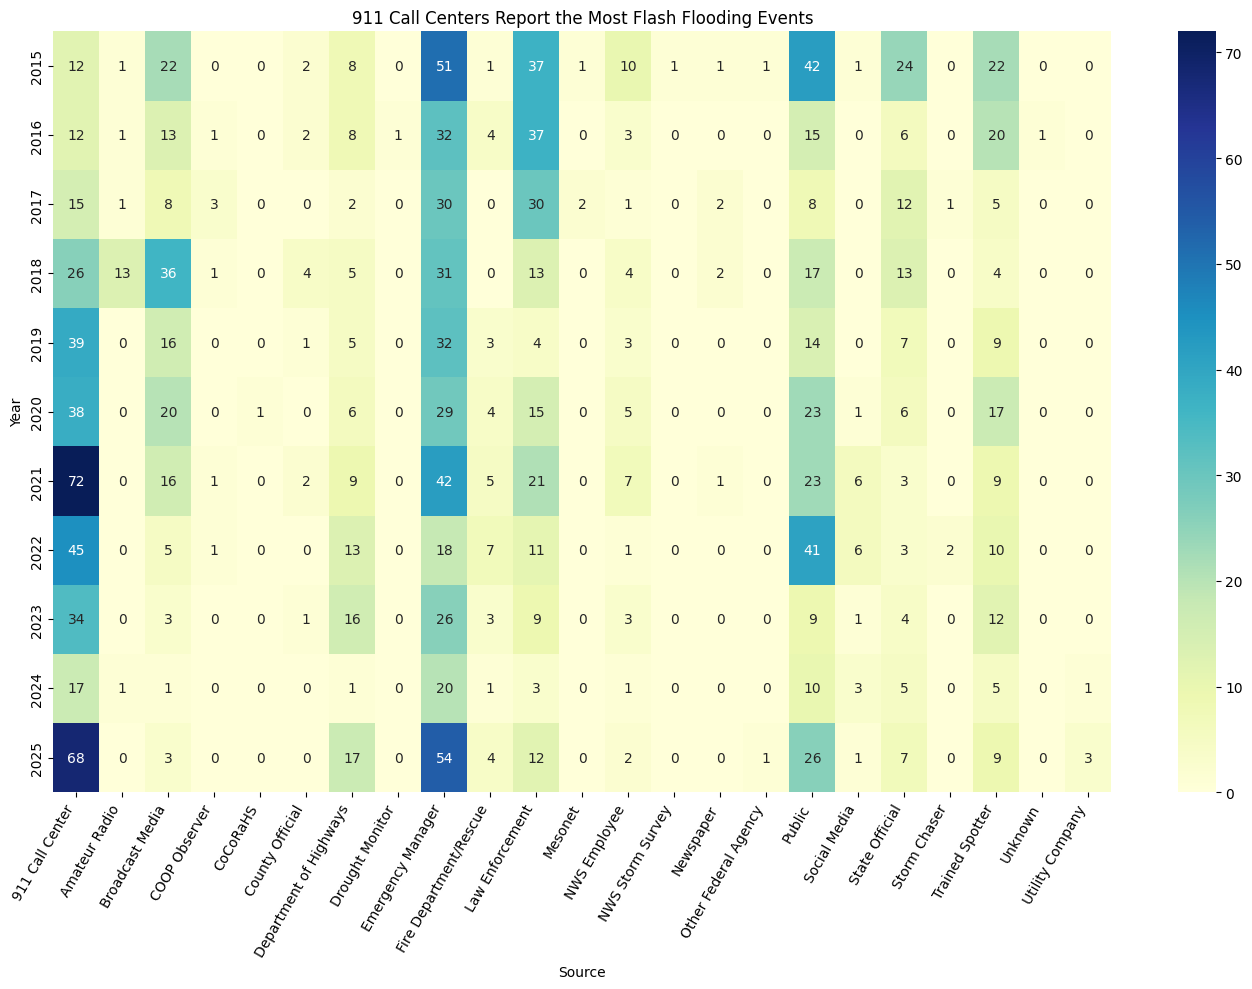
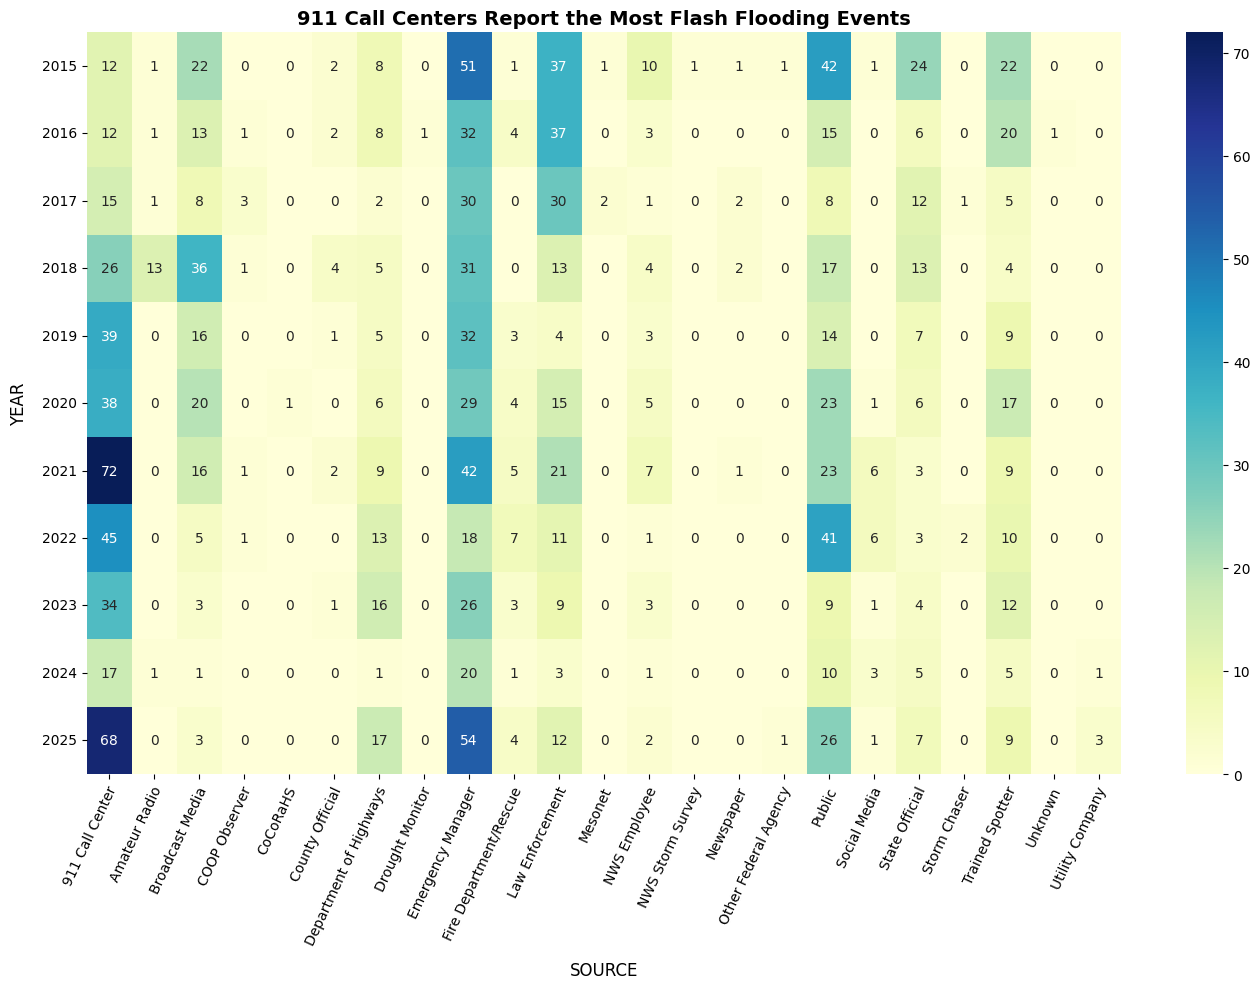
Code edit (unified diff) that turned the first committed figure into the second:
--- before
+++ after
@@ -1,8 +1,8 @@
 # Create a heatmap that shows correlations between years and sources
-source_year = pd.crosstab(df["YEAR"], df["SOURCE"]) 
+source_year = pd.crosstab(df["YEAR"], df["SOURCE"])
 
 plt.figure(figsize=(14, 10))
 
-sns.heatmap(
+ax = sns.heatmap(
     source_year,
     annot=True,
@@ -11,9 +11,42 @@
 )
 
-plt.title("911 Call Centers Report the Most Flash Flooding Events")
-plt.xlabel("Source")
-plt.ylabel("Year")
-plt.xticks(rotation=60, ha="right")
-plt.yticks()
+plt.title(
+    "911 Call Centers Report the Most Flash Flooding Events",
+    fontsize=14,
+    fontweight="bold"
+)
+
+plt.xlabel(
+    "SOURCE",
+    fontsize=12,
+    labelpad=10
+)
+
+plt.ylabel(
+    "YEAR",
+    fontsize=12,
+    labelpad=10
+)
+
+ax.set_xticklabels(
+    source_year.columns,
+    rotation=65,
+    ha="right"
+)
+
+ax.set_yticklabels(
+    source_year.index,
+    rotation=0,
+    ha="right"
+)
+
+offset = mtransforms.ScaledTranslation(
+    8 / 78,   
+    0,
+    plt.gcf().dpi_scale_trans
+)
+
+for label in ax.get_xticklabels():
+    label.set_transform(label.get_transform() + offset)
 
 plt.tight_layout()

Commit: Edited heatmap code to add scaled translation to x-axis labels